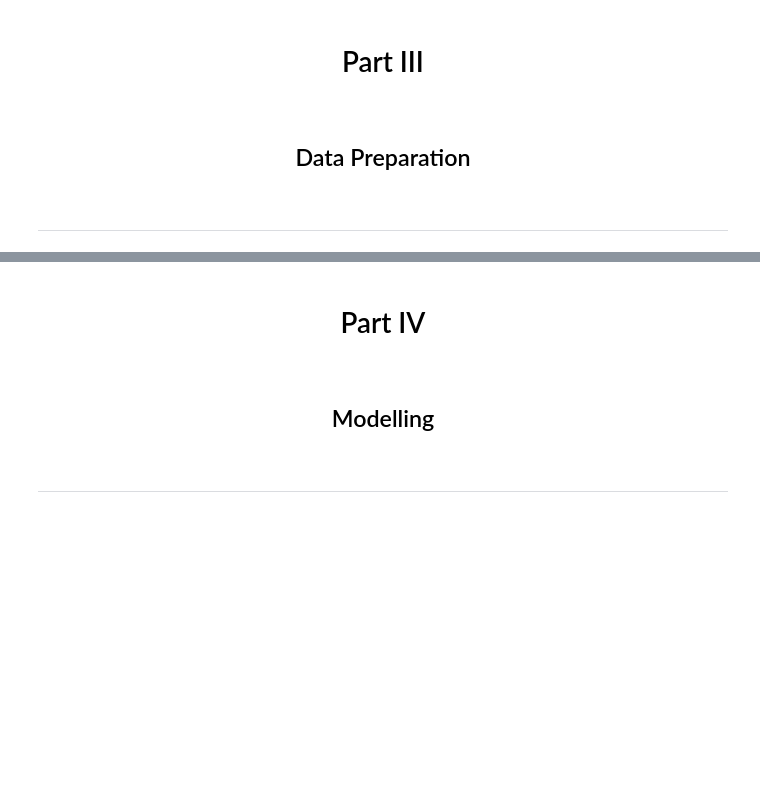
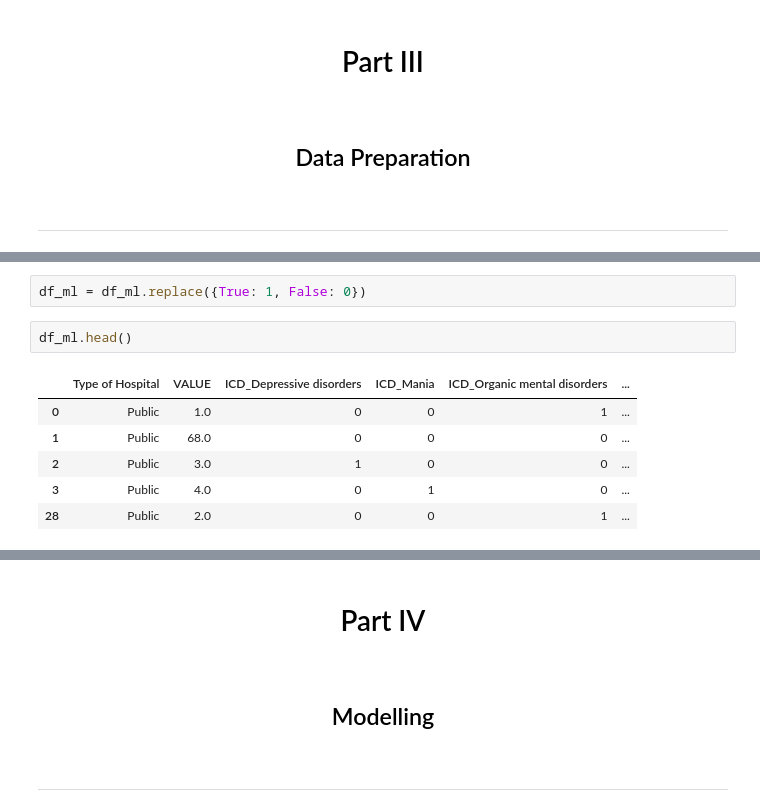
Before and after one commit to Mel23msc/Assignment, a Jupyter notebook: sba22535_PopDiagAssignment.ipynb, the cells around one changed output, grey strips where cells are left out. Drawn from its saved outputs; the diff is of its cells as text; blank space fills up the shorter version.

```diff
--- a/sba22535_PopDiagAssignment.ipynb
+++ b/sba22535_PopDiagAssignment.ipynb
@@ -616,0 +640,11 @@ fig.show()
+# %%
+df_ml = df_ml.replace({True: 1, False: 0})
+# %%
+df_ml.head()
+# %% [output]
+|  | Type of Hospital | VALUE | ICD_Depressive disorders | ICD_Mania | ICD_Organic mental disorders | ... |
+| 0 | Public | 1.0 | 0 | 0 | 1 | ... |
+| 1 | Public | 68.0 | 0 | 0 | 0 | ... |
+| 2 | Public | 3.0 | 1 | 0 | 0 | ... |
+| 3 | Public | 4.0 | 0 | 1 | 0 | ... |
+| 28 | Public | 2.0 | 0 | 0 | 1 | ... |
```
Also changed, not shown: parts of 11 cells of this notebook, 1 other file.
